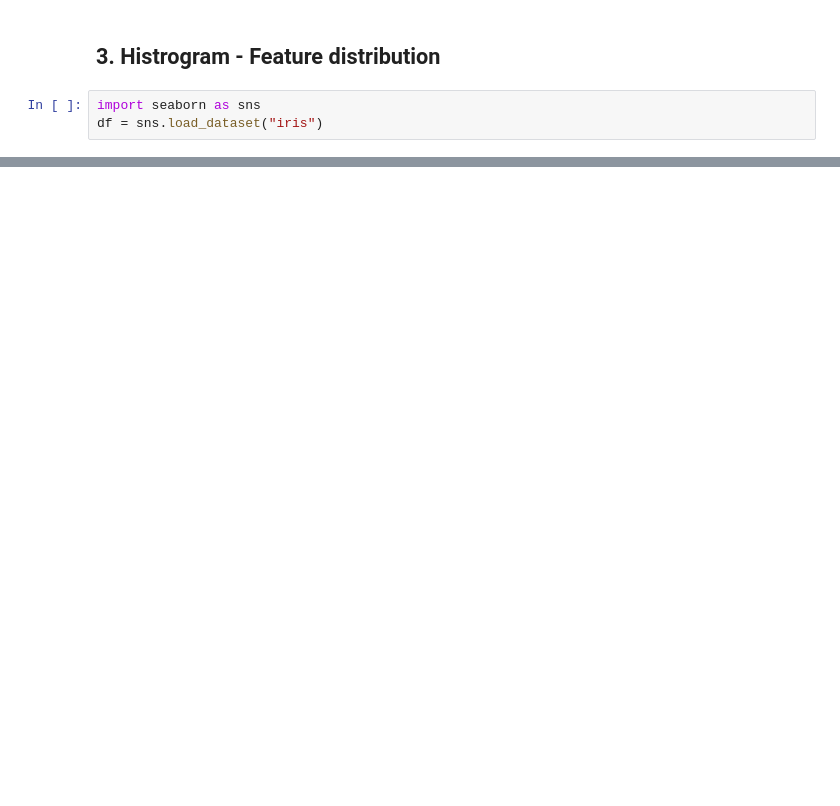
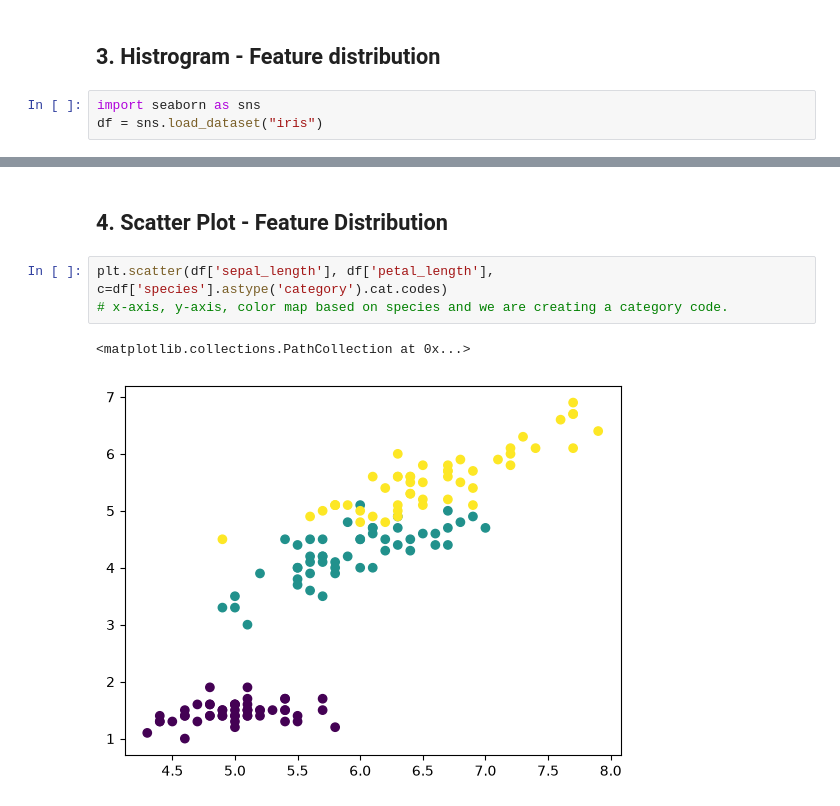
Before and after one commit to annoyingRat0528/Machine-Learning-Foundations, a Jupyter notebook: Basics of ML/Data Visualization Intro.ipynb, the cells around one changed output, grey strips where cells are left out. Saved outputs shown, nothing was run; the diff lists cells and outputs as text; blank space fills up the shorter version.

Commit message:
Implemented Matplotlib relavent section

```diff
--- a/Basics of ML/Data Visualization Intro.ipynb
+++ b/Basics of ML/Data Visualization Intro.ipynb
@@ -58,0 +57,8 @@ plt.hist(df['sepal_length'], bins=5)
+# %% [markdown]
+## 4. Scatter Plot - Feature Distribution
+# %%
+plt.scatter(df['sepal_length'], df['petal_length'], c=df['species'].astype('category').cat.codes)
+# x-axis, y-axis, color map based on species and we are creating a category code.
+# %% [output]
+<matplotlib.collections.PathCollection at 0x...>
+[figure, added]
```
Also changed, not shown: parts of 7 cells of this notebook, 1 other file.
